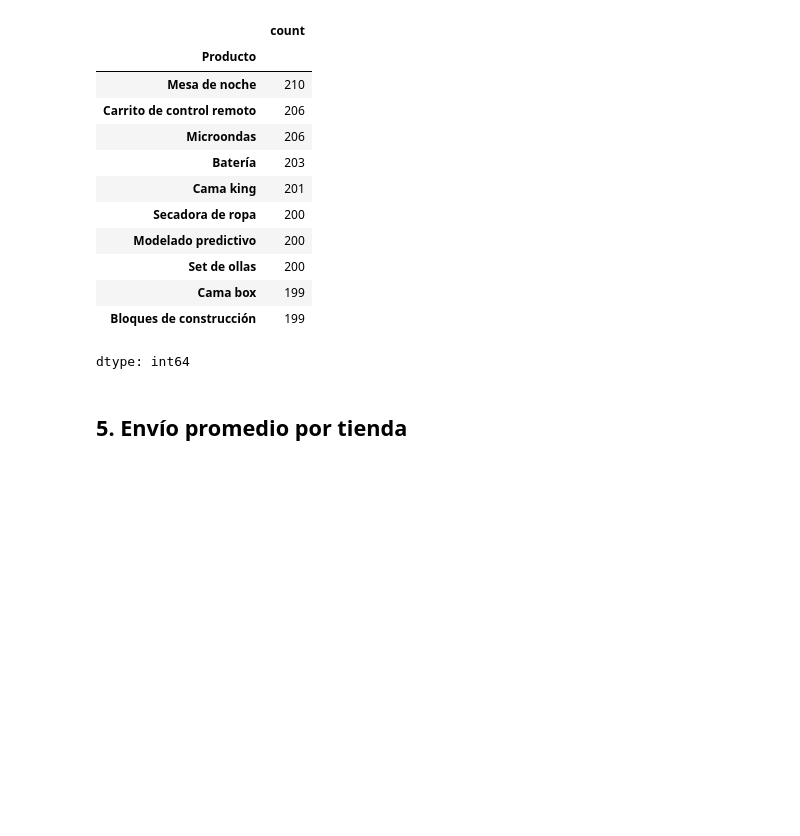
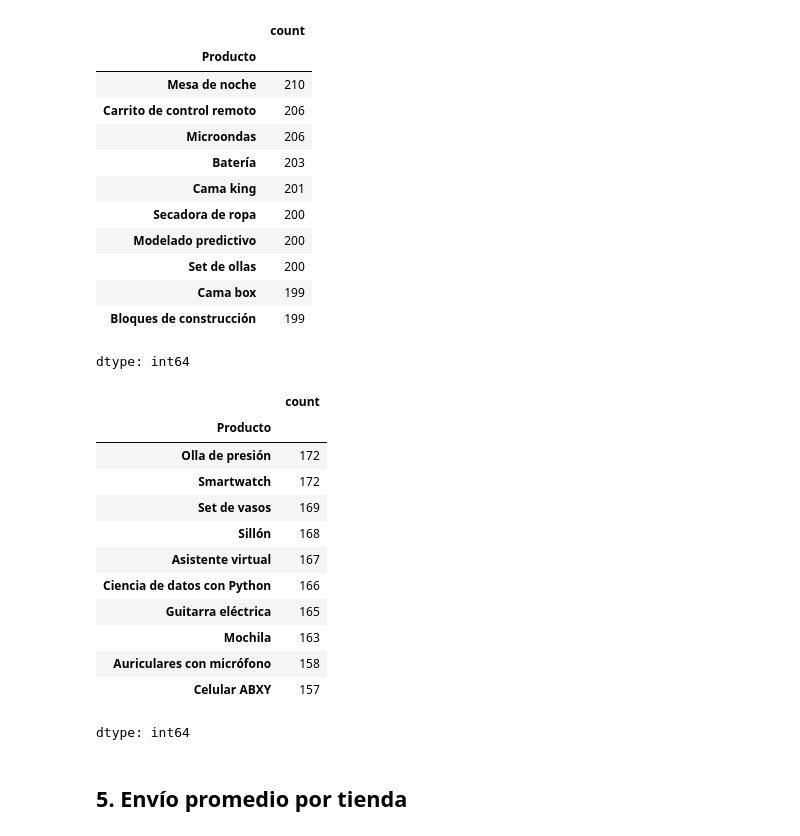
Before and after one commit to EmilioSaulG/proyecto_alura_store, a Jupyter notebook: proyecto_alura_store.ipynb, the cells around one changed output. Drawn from its saved outputs; the diff is of its cells as text; code cells hidden in the pictures; blank space fills up the shorter version.

```diff
--- a/proyecto_alura_store.ipynb
+++ b/proyecto_alura_store.ipynb
@@ -141,6 +153,23 @@ df['Producto'].value_counts().head(10)
 | Cama box | 199 |
 | Bloques de construcción | 199 |
 dtype: int64
+# %%
+#Productos menos vendidos
+df['Producto'].value_counts().tail(10)
+# %% [output]
+|  | count |
+| Producto |  |
+| Olla de presión | 172 |
+| Smartwatch | 172 |
+| Set de vasos | 169 |
+| Sillón | 168 |
+| Asistente virtual | 167 |
+| Ciencia de datos con Python | 166 |
+| Guitarra eléctrica | 165 |
+| Mochila | 163 |
+| Auriculares con micrófono | 158 |
+| Celular ABXY | 157 |
+dtype: int64
 # %% [markdown]
 ## **5. Envío promedio por tienda**
 # %%
```
Also changed, not shown: parts of 2 cells of this notebook.
